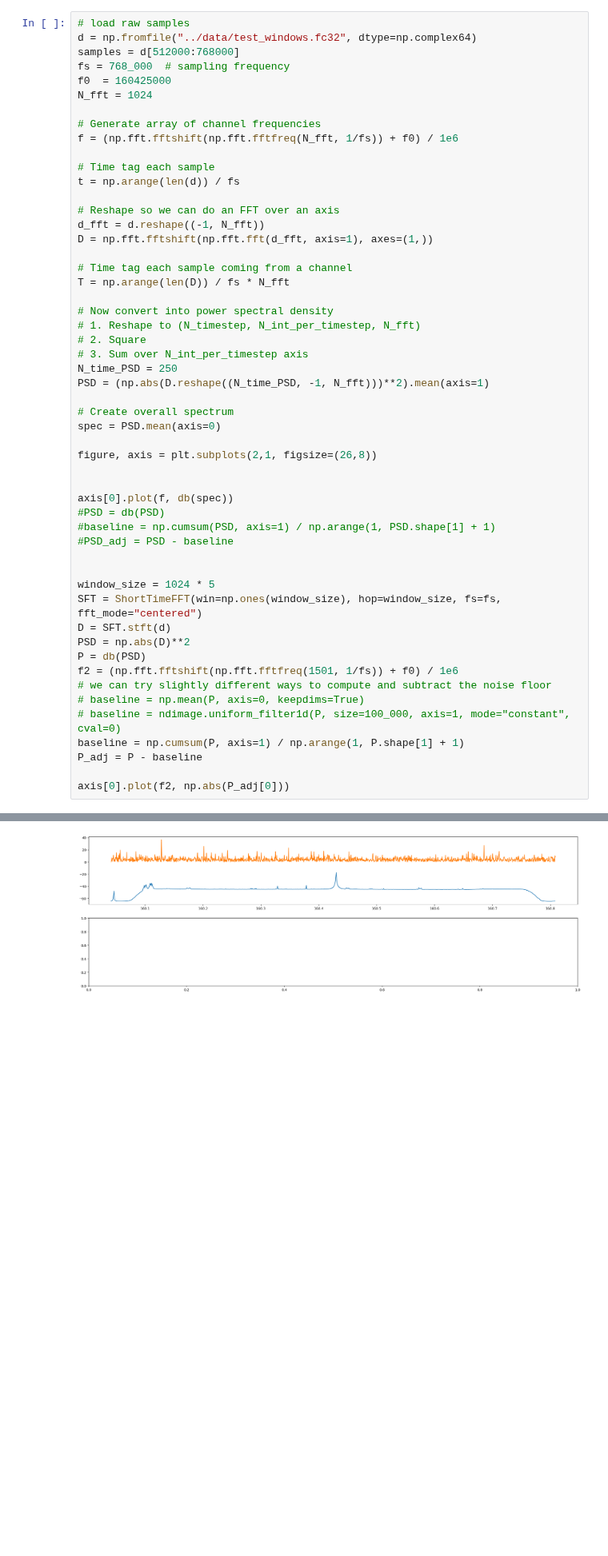
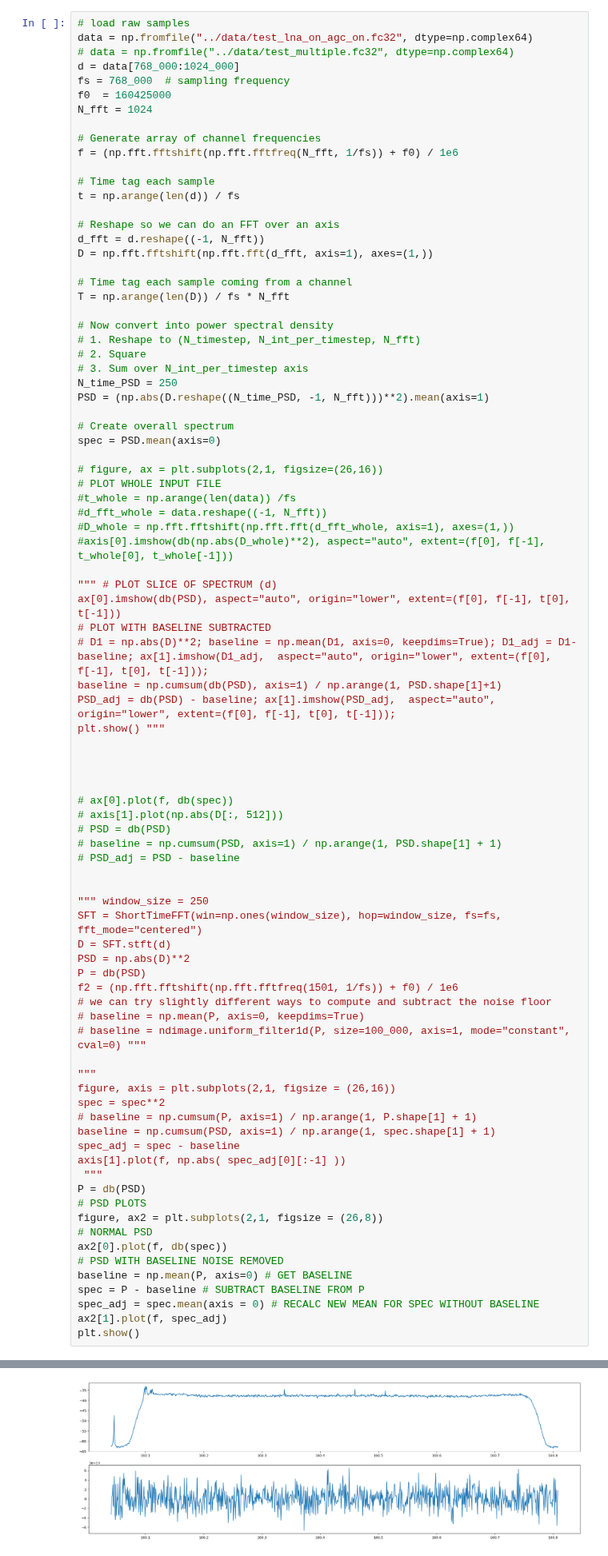
Before and after one commit to bigalnz/test_fft, a Jupyter notebook: notebooks/channelised_baseline.ipynb, the cells around one changed output, grey strips where cells are left out. Shown at 80% size. Drawn from its saved outputs; the diff is of its cells as text; blank space fills up the shorter version.

Commit message:
notebook tests

```diff
--- a/notebooks/channelised_baseline.ipynb
+++ b/notebooks/channelised_baseline.ipynb
@@ -13,8 +13,9 @@ def db(x):
     return 10 * np.log10(x)
 # %%
 # load raw samples
-d = np.fromfile("../data/test_windows.fc32", dtype=np.complex64)
-samples = d[512000:768000]
+data = np.fromfile("../data/test_lna_on_agc_on.fc32", dtype=np.complex64)
+# data = np.fromfile("../data/test_multiple.fc32", dtype=np.complex64)
+d = data[768_000:1024_000]
 fs = 768_000  # sampling frequency
 f0  = 160425000
 N_fft = 1024
@@ -42,16 +43,32 @@ PSD = (np.abs(D.reshape((N_time_PSD, -1, N_fft)))**2).mean(axis=1)
 # Create overall spectrum
 spec = PSD.mean(axis=0)
 
-figure, axis = plt.subplots(2,1, figsize=(26,8))
+# figure, ax = plt.subplots(2,1, figsize=(26,16))
+# PLOT WHOLE INPUT FILE
+#t_whole = np.arange(len(data)) /fs
+#d_fft_whole = data.reshape((-1, N_fft))
+#D_whole = np.fft.fftshift(np.fft.fft(d_fft_whole, axis=1), axes=(1,))
+#axis[0].imshow(db(np.abs(D_whole)**2), aspect="auto", extent=(f[0], f[-1], t_whole[0], t_whole[-1]))
+
+""" # PLOT SLICE OF SPECTRUM (d)
+ax[0].imshow(db(PSD), aspect="auto", origin="lower", extent=(f[0], f[-1], t[0], t[-1]))
+# PLOT WITH BASELINE SUBTRACTED
+# D1 = np.abs(D)**2; baseline = np.mean(D1, axis=0, keepdims=True); D1_adj = D1-baseline; ax[1].imshow(D1_adj,  aspect="auto", origin="lower", extent=(f[0], f[-1], t[0], t[-1]));
+baseline = np.cumsum(db(PSD), axis=1) / np.arange(1, PSD.shape[1]+1)
+PSD_adj = db(PSD) - baseline; ax[1].imshow(PSD_adj,  aspect="auto", origin="lower", extent=(f[0], f[-1], t[0], t[-1]));
+plt.show() """
 
 
-axis[0].plot(f, db(spec))
-#PSD = db(PSD)
-#baseline = np.cumsum(PSD, axis=1) / np.arange(1, PSD.shape[1] + 1)
-#PSD_adj = PSD - baseline
 
 
-window_size = 1024 * 5
+# ax[0].plot(f, db(spec))
+# axis[1].plot(np.abs(D[:, 512]))
+# PSD = db(PSD)
+# baseline = np.cumsum(PSD, axis=1) / np.arange(1, PSD.shape[1] + 1)
+# PSD_adj = PSD - baseline
+
+
+""" window_size = 250
 SFT = ShortTimeFFT(win=np.ones(window_size), hop=window_size, fs=fs, fft_mode="centered")
 D = SFT.stft(d)
 PSD = np.abs(D)**2
@@ -59,9 +76,25 @@ P = db(PSD)
 f2 = (np.fft.fftshift(np.fft.fftfreq(1501, 1/fs)) + f0) / 1e6
 # we can try slightly different ways to compute and subtract the noise floor
 # baseline = np.mean(P, axis=0, keepdims=True)
-# baseline = ndimage.uniform_filter1d(P, size=100_000, axis=1, mode="constant", cval=0)
-baseline = np.cumsum(P, axis=1) / np.arange(1, P.shape[1] + 1)
-P_adj = P - baseline
+# baseline = ndimage.uniform_filter1d(P, size=100_000, axis=1, mode="constant", cval=0) """
 
-axis[0].plot(f2, np.abs(P_adj[0]))
+"""
+figure, axis = plt.subplots(2,1, figsize = (26,16))
+spec = spec**2
+# baseline = np.cumsum(P, axis=1) / np.arange(1, P.shape[1] + 1)
+baseline = np.cumsum(PSD, axis=1) / np.arange(1, spec.shape[1] + 1)
+spec_adj = spec - baseline
+axis[1].plot(f, np.abs( spec_adj[0][:-1] ))
+ """
+P = db(PSD)
+# PSD PLOTS
+figure, ax2 = plt.subplots(2,1, figsize = (26,8))
+# NORMAL PSD
+ax2[0].plot(f, db(spec))
+# PSD WITH BASELINE NOISE REMOVED
+baseline = np.mean(P, axis=0) # GET BASELINE
+spec = P - baseline # SUBTRACT BASELINE FROM P
+spec_adj = spec.mean(axis = 0) # RECALC NEW MEAN FOR SPEC WITHOUT BASELINE
+ax2[1].plot(f, spec_adj)
+plt.show()
 # %% [output]
@@ -69,4 +101,4 @@ axis[0].plot(f2, np.abs(P_adj[0]))
-[figure, old version]
+[figure, new version]
 # %%
 window_size = 1024 * 5
 SFT = ShortTimeFFT(win=np.ones(window_size), hop=window_size, fs=fs, fft_mode="centered")
```
Also changed, not shown: parts of 1 cell of this notebook.
